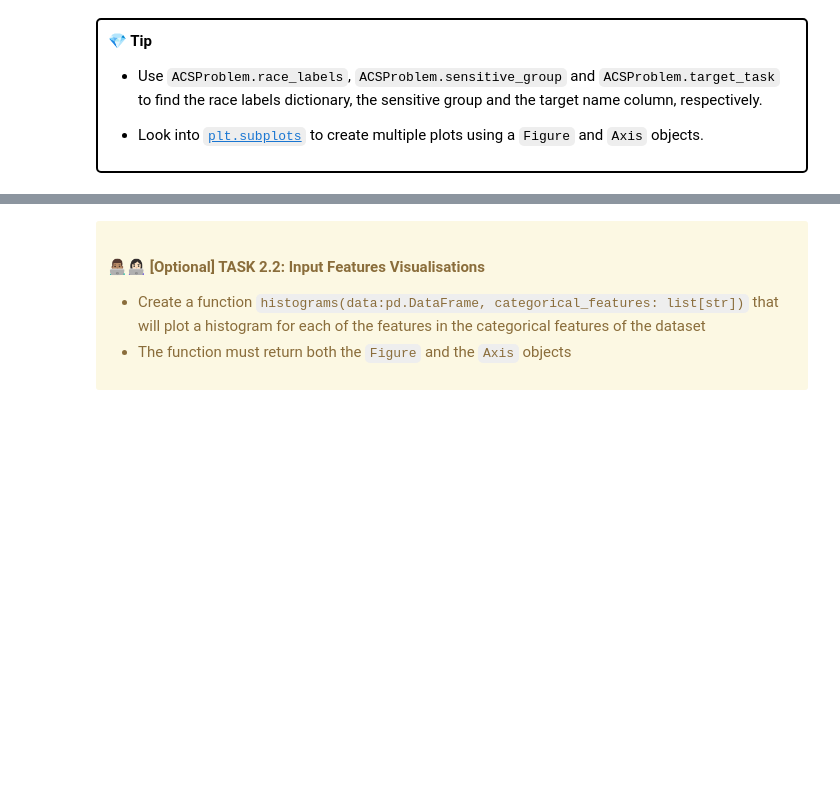
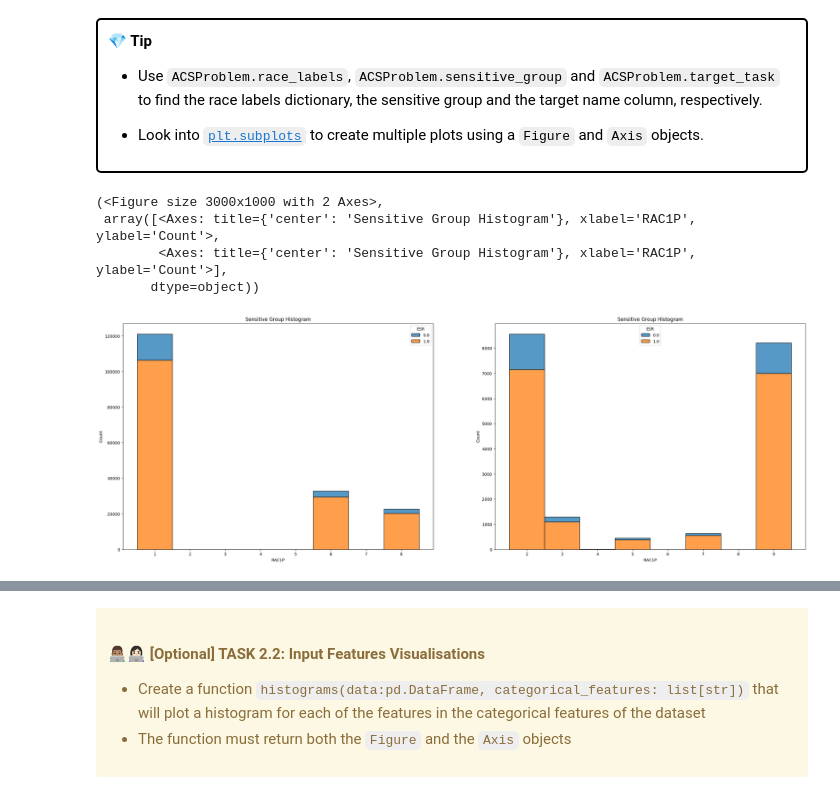
Before and after one commit to UCL-ELEC0136/4-data-processing-2-UCLdarianrodriguez, a Jupyter notebook: 4-data-processing-2.ipynb, the cells around one changed output, grey strips where cells are left out. Drawn from its saved outputs; the diff is of its cells as text; code cells hidden in the pictures; blank space fills up the shorter version.

```diff
--- a/4-data-processing-2.ipynb
+++ b/4-data-processing-2.ipynb
@@ -369,19 +409,62 @@ plt.xlabel('Race')
 * Look into [`plt.subplots`](https://matplotlib.org/stable/gallery/subplots_axes_and_figures/subplots_demo.html) to create multiple plots using a `Figure` and `Axis` objects.
 
 </div>
-# %%
-def sensitive_group_plot(data:pd.DataFrame, race_labels : list[str], sensitive: str, target: str) -> (plt.Figure, plt.Axes):
-    """
-    Creates a line plot for each list of data in the given list of data, title and labels.
-
-    Args:
-        data (pd.DataFrame): dataframe including all the avaible data
-        race_labels (list[str]): the list of races available in the dataset
-        sensitive (str): the column name of the sensitive attribute
-        target (str): the column name of the target task
-
-    Returns:
-        (plt.Figure, plt.Axes): matplotlib figure and axes objects
-    """
-
-    # Add your code here:
+# %%
+import matplotlib.pyplot as plt
+
+def sensitive_group_plot(data:pd.DataFrame, race_labels : list[str], sensitive: str, target: str,percentage:float = 0.15) -> (plt.Figure, plt.Axes):
+    """
+    Creates a histogram of sensitive group splitted into two plots based on a percentage threshold
+
+    Args:
+        data (pd.DataFrame): dataframe including all the avaible data
+        race_labels (list[str]): the list of races available in the dataset
+        sensitive (str): the column name of the sensitive attribute
+        target (str): the column name of the target task
+        percentage (float): number between 0 - 1, indicanting the threshold for splitting the graph
+
+    Returns:
+        (plt.Figure, plt.Axes): matplotlib figure and axes objects
+    """
+
+    assert 0 < percentage < 1, "Incorrect percertage range"
+
+    # Criteria for splitting the graph
+    frequency = data[sensitive].value_counts()  # Count frequency of each sensitive group
+    sensitive_g1 = frequency[frequency>=(frequency.max())*percentage] #group 1
+    sensitive_g2 = frequency[frequency<(frequency.max())*percentage]  #group 2
+    sensitive_list = [sensitive_g1,sensitive_g2]
+
+    fig, axes = plt.subplots(1,2, figsize=(30, 10))
+
+    dataset = []
+
+    #Extract the data per splitted group
+    for i in range(2):
+        values_list = list(sensitive_list[i].index)
+        filtered_data = data[data[sensitive].isin(values_list)]
+        dataset.append(filtered_data)
+
+    #Plot each Histogram
+    for i in range(2):
+        sns.histplot(
+            dataset[i],
+            x=sensitive_group,
+            hue=ACSProblem.target_task,
+            bins=10,
+            multiple="stack",
+            ax = axes[i]
+        )
+
+        axes[i].set_title("Sensitive Group Histogram")
+
+    return fig, axes
+
+
+sensitive_group_plot(df, ACSProblem.race_labels, ACSProblem.sensitive_group, ACSProblem.target_task)
+# %% [output]
+(<Figure size 3000x1000 with 2 Axes>,
+ array([<Axes: title={'center': 'Sensitive Group Histogram'}, xlabel='RAC1P', ylabel='Count'>,
+        <Axes: title={'center': 'Sensitive Group Histogram'}, xlabel='RAC1P', ylabel='Count'>],
+       dtype=object))
+[figure, added]
```
Also changed, not shown: parts of 23 cells of this notebook.
